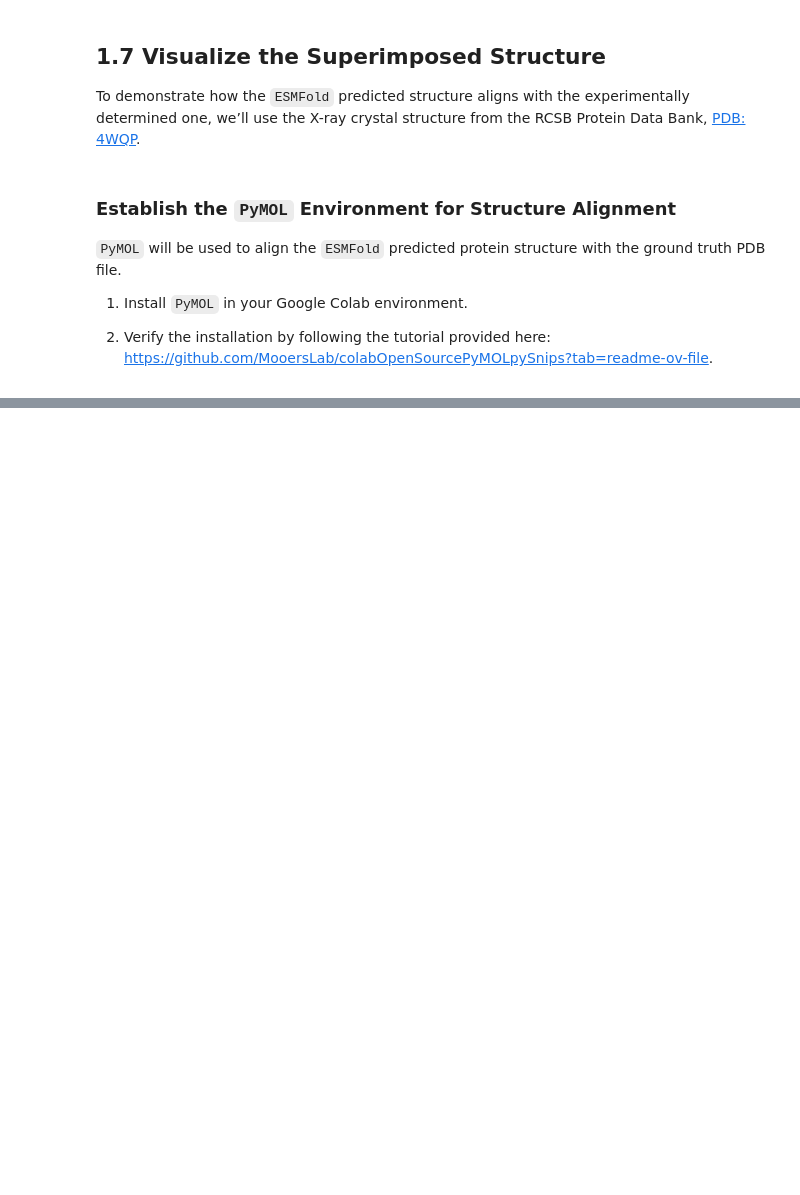
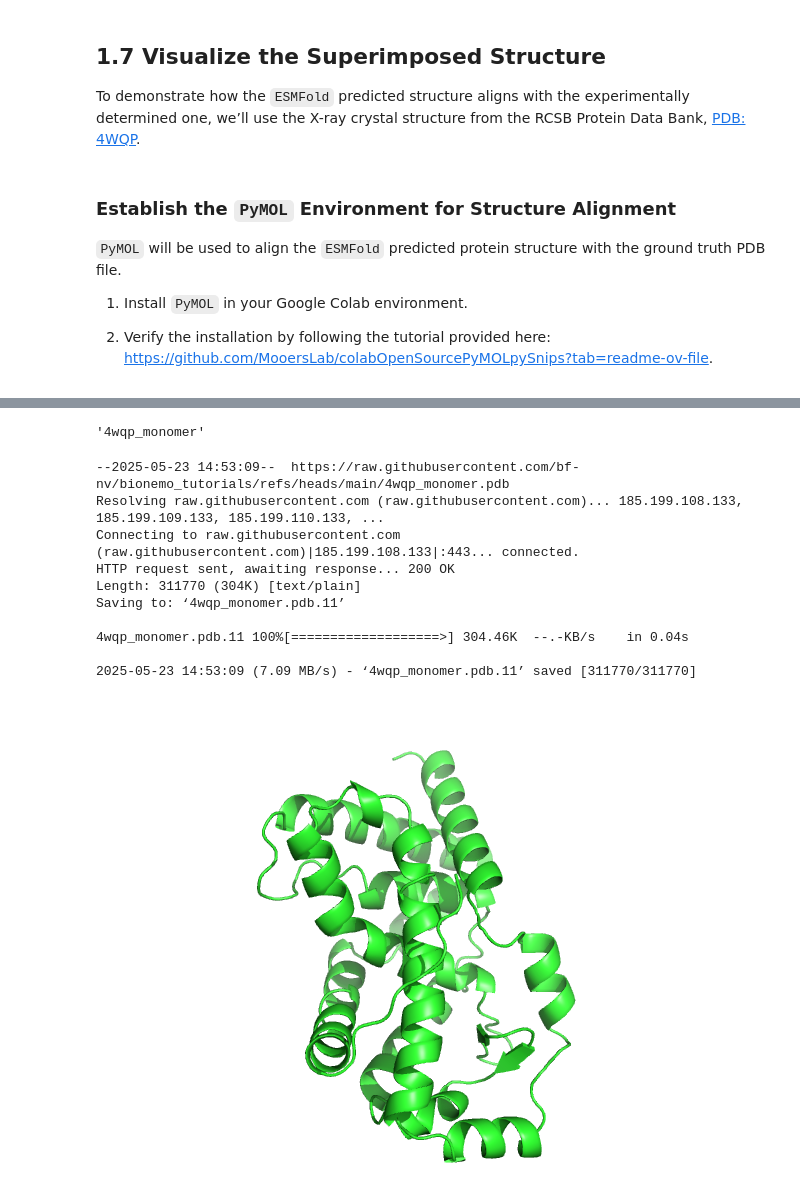
Before and after one commit to bf-nv/bionemo_tutorials, a Jupyter notebook: Step_1_OpenFold2_Predict_Target_Protein_Structure_4WQP copy.ipynb, the cells around one changed output, grey strips where cells are left out. Cells and saved outputs as stored; diff of their text form; code cells hidden in the pictures; blank space fills up the shorter version.

```diff
--- a/Step_1_OpenFold2_Predict_Target_Protein_Structure_4WQP copy.ipynb
+++ b/Step_1_OpenFold2_Predict_Target_Protein_Structure_4WQP copy.ipynb
@@ -237,3 +276,57 @@ Image(filename = "test.png", unconfined=True)
+# %%
+def truncate_string(input_string):
+    # Find the last occurrence of '/'
+    last_slash_index = input_string.rfind('/')
+    return input_string[last_slash_index + 1:]
+
+# Using local PDB file since 4WQP is a dimer in RCSB, but we need the monomer
+# Load the local PDB file
+#cmd.load(local_pdb_filename)
+obj_name = truncate_string(local_pdb_filename).split(".")[0]
+obj_name
+# %% [output]
+'4wqp_monomer'
+# %%
+# test if installation is successful
+# If the test failed, try to run the installation cell above again
+from pymol import cmd
+from IPython.display import Image
+
+# download the ground truth pdb "4wqp_monomer.pdb"
+!wget https://raw.githubusercontent.com/bf-nv/bionemo_tutorials/refs/heads/main/4wqp_monomer.pdb
+
+true_pdb_file = '/content/4wqp_monomer.pdb' # true crystal structure
+
+def truncate_string(input_string):
+    # Find the last occurrence of '/'
+    last_slash_index = input_string.rfind('/')
+    return input_string[last_slash_index + 1:]
+
+# Using local PDB file since 4WQP is a dimer in RCSB, but we need the monomer
+# Load the local PDB file
+cmd.load(true_pdb_file)
+obj_name = truncate_string(local_pdb_filename).split(".")[0]
+cmd.orient(obj_name)
+cmd.set_view((-0.292365283,    0.898809373,    0.326595277,
+               0.506281018,   -0.144253701,    0.850216091,
+               0.811294436,    0.413922817,   -0.412875712,
+               0.000079364,   -0.000037231, -176.867355347,
+              19.699285507,  -33.096054077,    0.763063431,
+             139.444869995,  214.293136597,  -20.000000000 ))
+cmd.png("test.png")
+Image(filename="test.png", unconfined=True)
+# %% [output]
+--2025-05-23 14:53:09--  https://raw.githubusercontent.com/bf-nv/bionemo_tutorials/refs/heads/main/4wqp_monomer.pdb
+Resolving raw.githubusercontent.com (raw.githubusercontent.com)... 185.199.108.133, 185.199.109.133, 185.199.110.133, ...
+Connecting to raw.githubusercontent.com (raw.githubusercontent.com)|185.199.108.133|:443... connected.
+HTTP request sent, awaiting response... 200 OK
+Length: 311770 (304K) [text/plain]
+Saving to: ‘4wqp_monomer.pdb.11’
+
+4wqp_monomer.pdb.11 100%[===================>] 304.46K  --.-KB/s    in 0.04s
+
+2025-05-23 14:53:09 (7.09 MB/s) - ‘4wqp_monomer.pdb.11’ saved [311770/311770]
+[figure, added]
 # %%
 import py3Dmol
 from pymol import cmd
```
Also changed, not shown: parts of 17 cells of this notebook.
